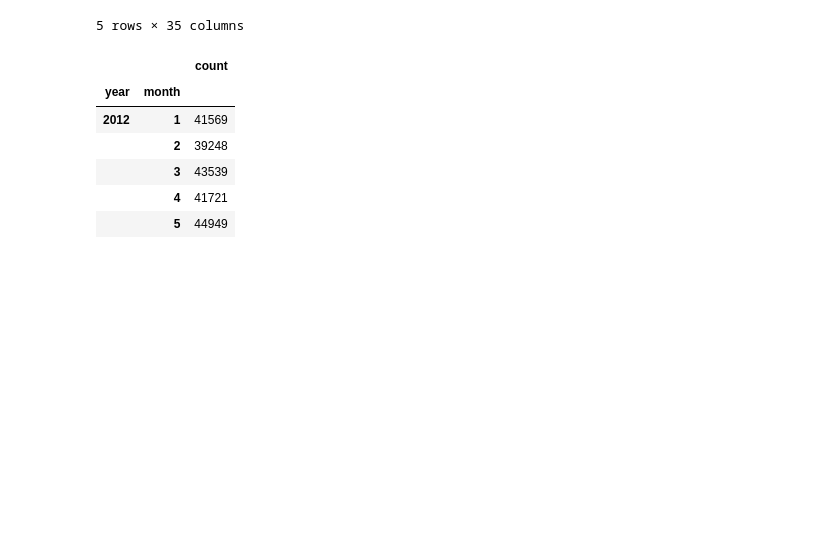
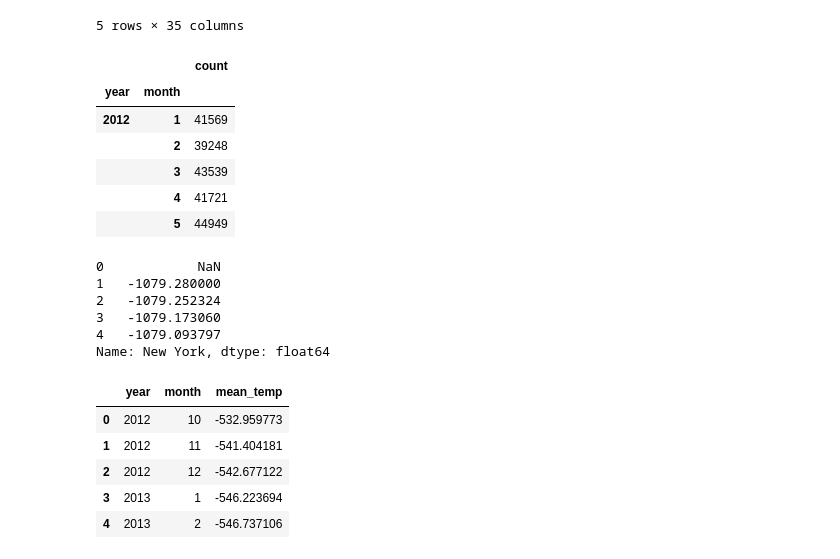
Before and after one commit to AprilW048/Final_Project, a Jupyter notebook: Weatherindex_and_Crime.ipynb, the cells around one changed output. Drawn from its saved outputs; the diff is of its cells as text; code cells hidden in the pictures; blank space fills up the shorter version.

```diff
--- a/Weatherindex_and_Crime.ipynb
+++ b/Weatherindex_and_Crime.ipynb
@@ -827,6 +824,27 @@ NY_monthly_crime.head()
 |  | 3 | 43539 |
 |  | 4 | 41721 |
 |  | 5 | 44949 |
+# %%
+NY_temp=FUNC.city_temp_Celsius(Temperature,'New York')
+NY_temp['New York'].head()
+# %% [output]
+0            NaN
+1   -1079.280000
+2   -1079.252324
+3   -1079.173060
+4   -1079.093797
+Name: New York, dtype: float64
+# %%
+NY_monthly_avg_temp=NY_temp[['New York','year','month']].groupby(['year','month'], as_index=False ).agg({'mean'}).reset_index().rename(columns={'New York':'mean_temp'})
+NY_monthly_avg_temp.columns = NY_monthly_avg_temp.columns.droplevel(1)
+NY_monthly_avg_temp.head()
+# %% [output]
+|  | year | month | mean_temp |
+| 0 | 2012 | 10 | -532.959773 |
+| 1 | 2012 | 11 | -541.404181 |
+| 2 | 2012 | 12 | -542.677122 |
+| 3 | 2013 | 1 | -546.223694 |
+| 4 | 2013 | 2 | -546.737106 |
 # %%
 import doctest
 doctest.testmod(verbose=True)
```
Also changed, not shown: parts of 5 cells of this notebook.
